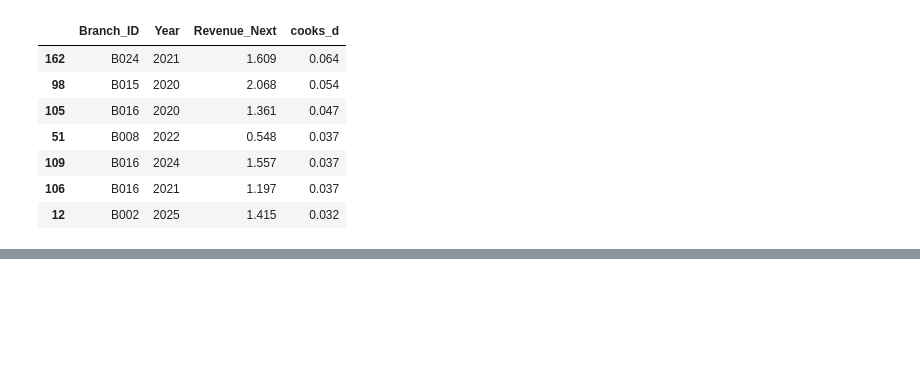
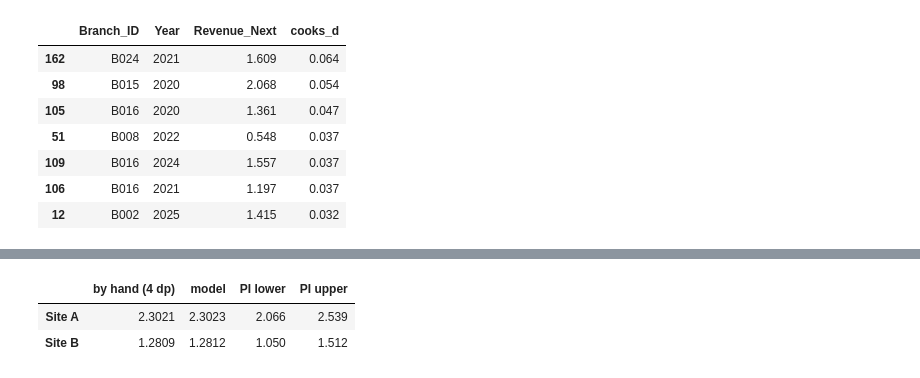
Before and after one commit to Ri-Dearg/data-test, a Jupyter notebook: A00082654_Rory.ipynb, the cells around one changed output, grey strips where cells are left out. Saved outputs shown, nothing was run; the diff lists cells and outputs as text; code cells hidden in the pictures; blank space fills up the shorter version.

```diff
--- a/A00082654_Rory.ipynb
+++ b/A00082654_Rory.ipynb
@@ -959,0 +988,35 @@ Largest VIF: Footfall_k 3.68
+# %%
+# 2026 information for the candidate sites, converted to the units of the model
+sites = pd.DataFrame(
+    {
+        'Footfall_k': [12500 / 1000, 10300 / 1000],
+        'Local_Income_kEUR': [44000 / 1000, 31000 / 1000],
+        'Customer_Rating': [8.0, 7.2],
+        'Competition': [8, 3],
+        'Staff_Quality': [6, 8],
+        'Modern_Type': [1, 0],
+        'North': [0, 0],
+        'East': [0, 1],
+        'South': [1, 0],
+        'West': [0, 0],
+    },
+    index=['Site A', 'Site B'],
+)
+costs = pd.Series([1.65, 1.20], index=sites.index, name='Operating cost')
+# %%
+# Predictions: by hand from the 4-decimal coefficients reported in Question 6, and from the model with 95% prediction intervals
+coef_4dp = final.params.round(4)
+inputs = sites.assign(Intercept=1)[coef_4dp.index]
+pred = final.get_prediction(sites).summary_frame(alpha=0.05)
+pd.DataFrame(
+    {
+        'by hand (4 dp)': inputs.mul(coef_4dp, axis=1).sum(axis=1).round(4),
+        'model': pred['mean'].round(4),
+        'PI lower': pred['obs_ci_lower'].round(3),
+        'PI upper': pred['obs_ci_upper'].round(3),
+    }
+)
+# %% [output]
+|  | by hand (4 dp) | model | PI lower | PI upper |
+| Site A | 2.3021 | 2.3023 | 2.066 | 2.539 |
+| Site B | 1.2809 | 1.2812 | 1.050 | 1.512 |
```
Also changed, not shown: parts of 5 cells of this notebook.
